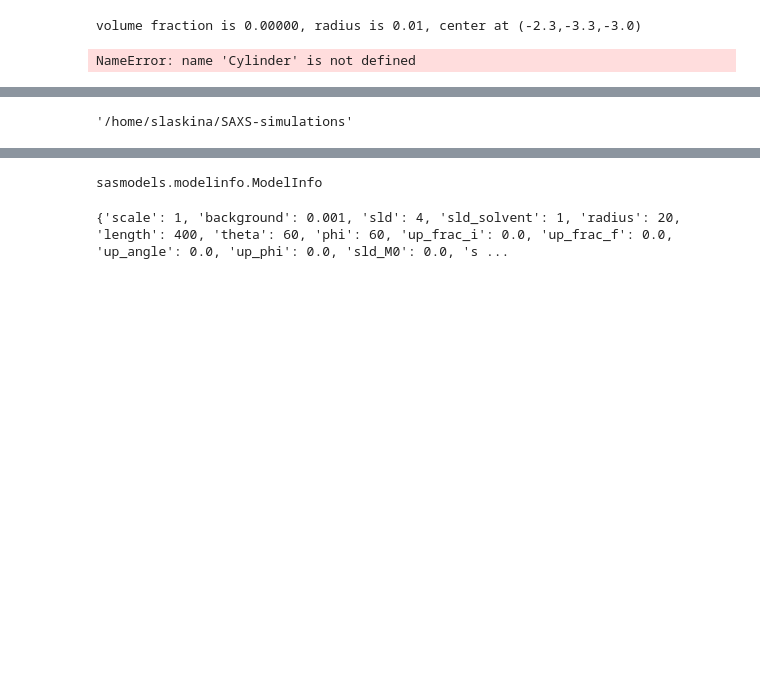
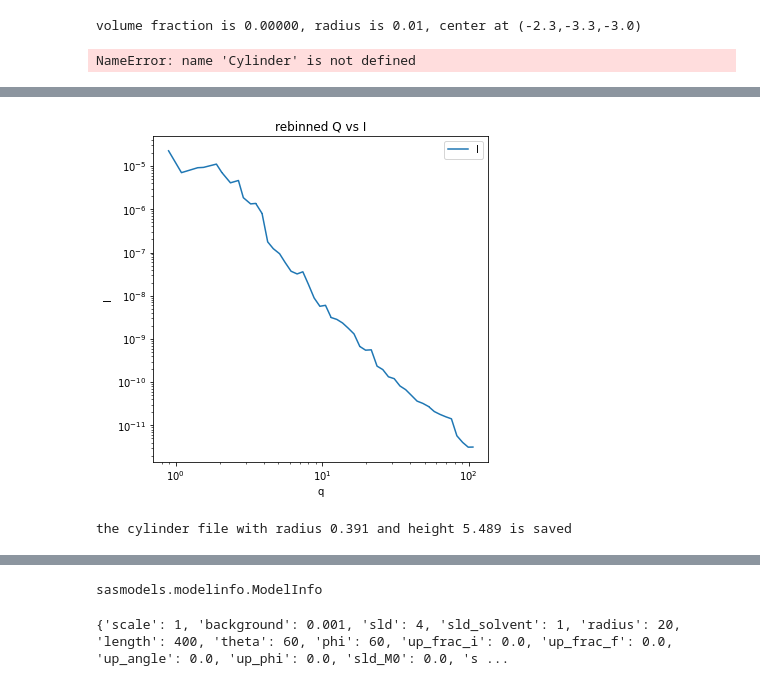
Before and after one commit to sofyalaski/SAXS-simulations, a Jupyter notebook: creating_forms.ipynb, the cells around one changed output, grey strips where cells are left out. Saved outputs shown, nothing was run; the diff lists cells and outputs as text; code cells hidden in the pictures; blank space fills up the shorter version.

```diff
--- a/creating_forms.ipynb
+++ b/creating_forms.ipynb
@@ -146,7 +143,17 @@ the maximal difference between the implementation of the FTI is 0.00635282602161
-# %%
-pwd
-# %% [output]
-'/home/slaskina/SAXS-simulations'
+# %%
+
+simulation.calculate_custom_FTI_3D_slice(device = 'cpu')
+simulation.sinc()
+simulation.reBin(200, slice = 'center')
+simulation.drop_first_bin()
+plot_Q_vs_I(simulation.binned_slice)
+# %% [output]
+[figure, added]
+# %%
+simulation.save_data(directory='dat_files')
+print("the cylinder file with radius {r:.3f} and height {h:.3f} is saved".format(r = simulation.rMean, h = simulation.hMean))
+# %% [output]
+the cylinder file with radius 0.391 and height 5.489 is saved
 # %%
 simulation.reBin(200)
 simulation.drop_first_bin()
```
Also changed, not shown: parts of 12 cells of this notebook, 2 other files.
